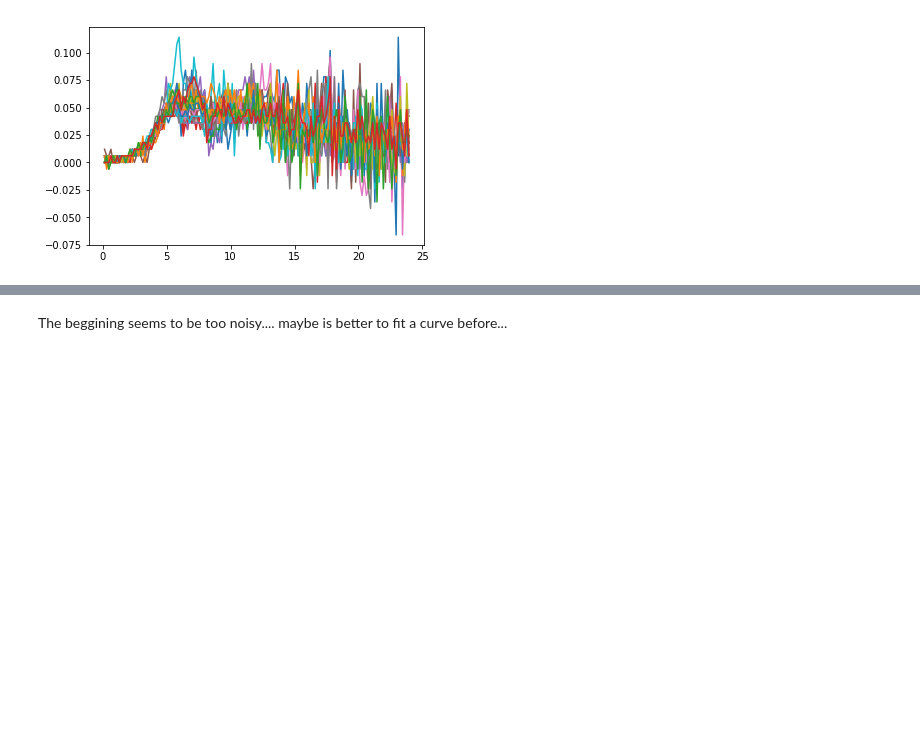
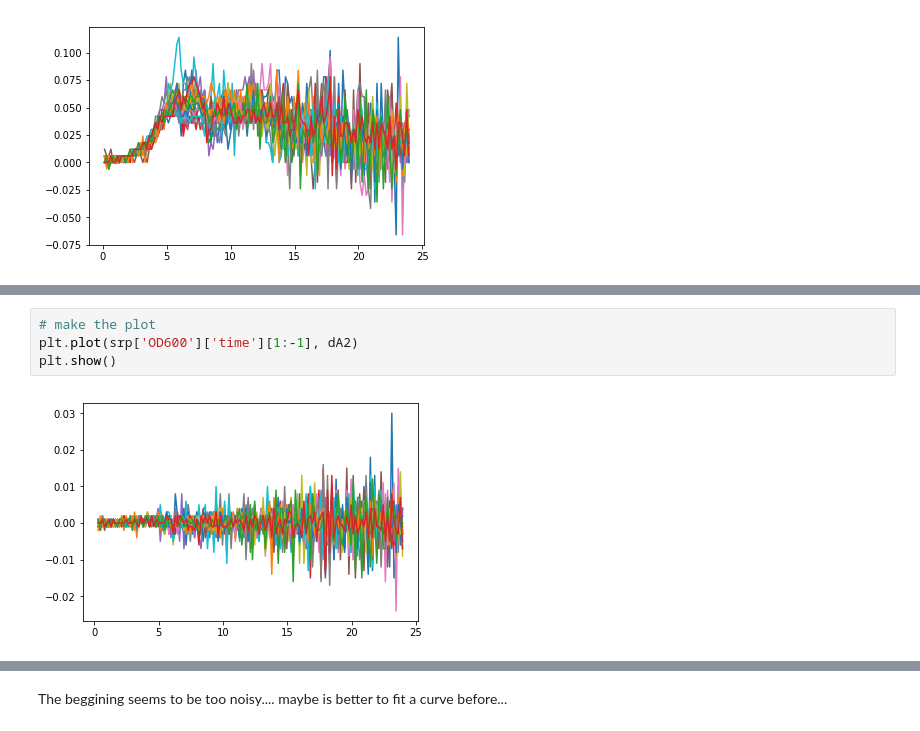
Before and after one commit to Prosimio/Plate_reader_analysis, a Jupyter notebook: Inverter_Analysis.ipynb, the cells around one changed output, grey strips where cells are left out. Drawn from its saved outputs; the diff is of its cells as text; blank space fills up the shorter version.

```diff
--- a/Inverter_Analysis.ipynb
+++ b/Inverter_Analysis.ipynb
@@ -920,0 +927,6 @@ plt.show()
+# %%
+# make the plot
+plt.plot(srp['OD600']['time'][1:-1], dA2)
+plt.show()
+# %% [output]
+[figure, added]
```
Also changed, not shown: parts of 12 cells of this notebook.
